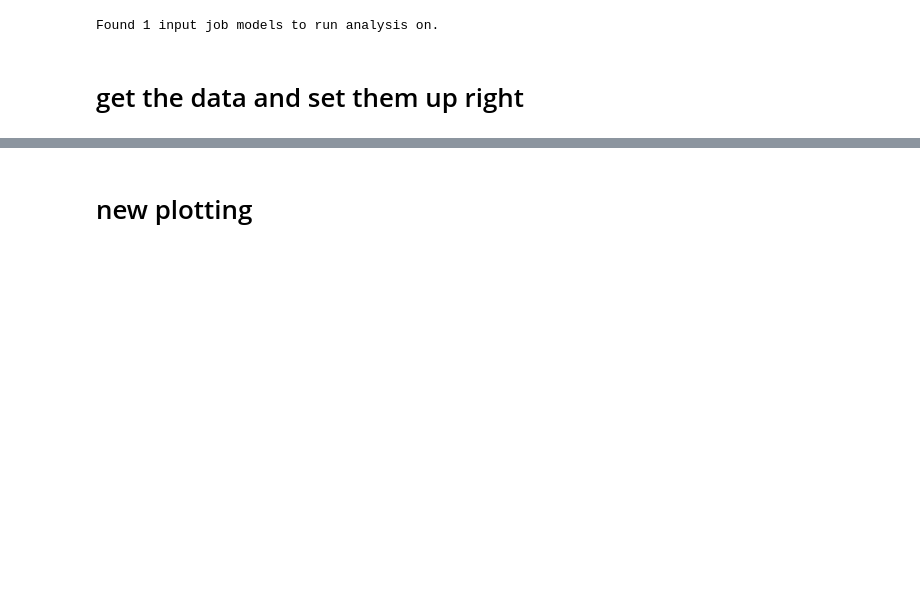
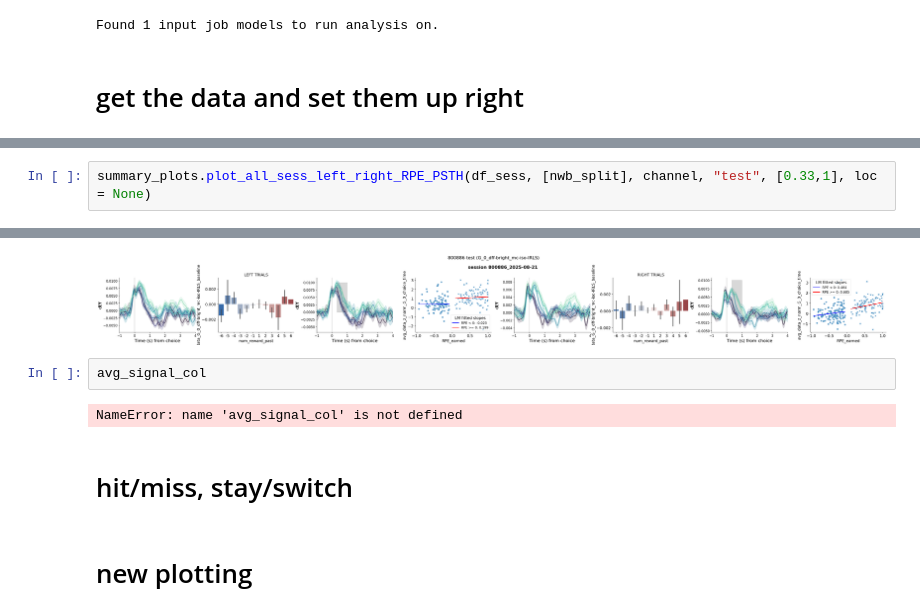
Before and after one commit to rachelstephlee/rachel-grouped-aind-analysis-wrapper, a Jupyter notebook: code/analysis_wrapper/test_plots.ipynb, the cells around one changed output, grey strips where cells are left out. Cells and saved outputs as stored; diff of their text form; blank space fills up the shorter version.

```diff
--- a/code/analysis_wrapper/test_plots.ipynb
+++ b/code/analysis_wrapper/test_plots.ipynb
@@ -164,0 +137,3 @@ df_fip
+# %%
+summary_plots.plot_all_sess_left_right_RPE_PSTH(df_sess, [nwb_split], channel, "test", [0.33,1], loc = None)
+# %% [output]
@@ -165,3 +148,10 @@ df_fip
+[figure, added]
+# %%
+avg_signal_col
+# %% [output]
+NameError: name 'avg_signal_col' is not defined
+# %% [markdown]
+# hit/miss, stay/switch
 # %% [markdown]
 # new plotting
 # %%
```
Also changed, not shown: parts of 13 cells of this notebook, 2 other files.
